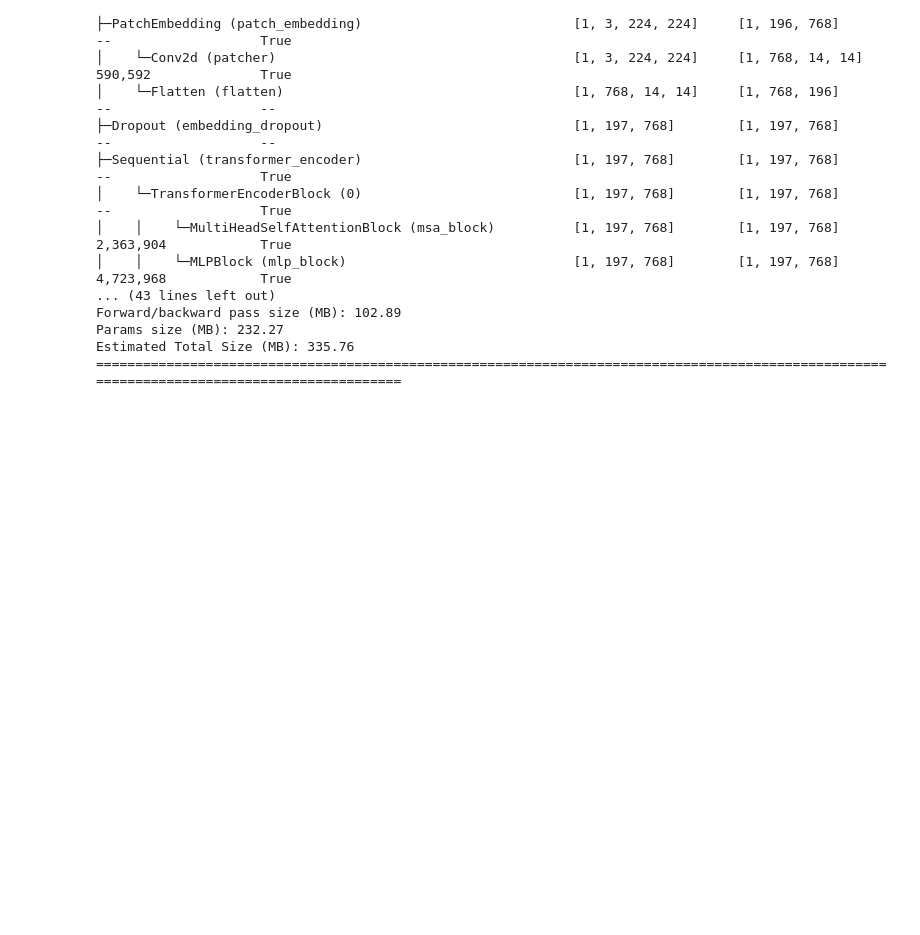
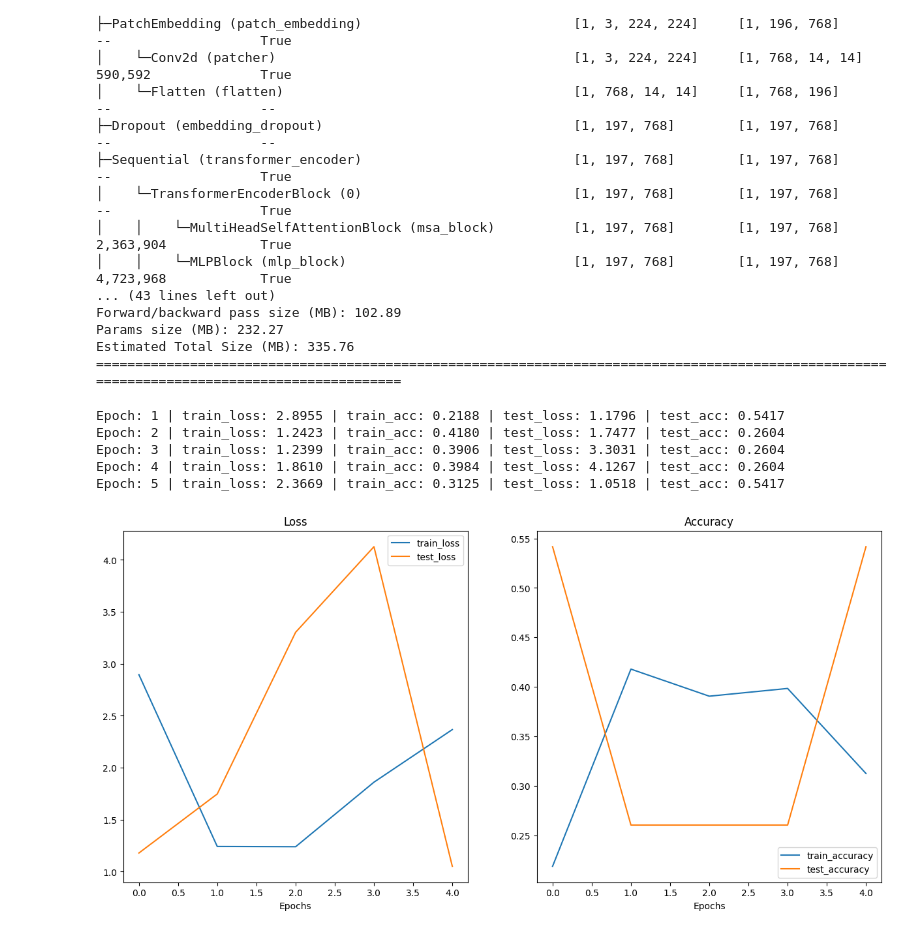
Before and after one commit to abdrhmner/deep-learning-by-pytorch, a Jupyter notebook: paper_replicating.ipynb, the cells around one changed output. Saved outputs shown, nothing was run; the diff lists cells and outputs as text; code cells hidden in the pictures; blank space fills up the shorter version.

```diff
--- a/paper_replicating.ipynb
+++ b/paper_replicating.ipynb
@@ -689,3 +689,27 @@ Forward/backward pass size (MB): 102.89
 Params size (MB): 232.27
 Estimated Total Size (MB): 335.76
 ============================================================================================================================================
+# %%
+# Setting up the training parameters
+optimizer=torch.optim.Adam(params=vit.parameters(),lr=1e-3,weight_decay=0.1)
+loss_fn=torch.nn.CrossEntropyLoss()
+# Training loop will be added here later
+from going_modular.going_modular import engine
+results= engine.train(model=vit,
+                        train_dataloader=train_dataloader,
+                        test_dataloader=test_dataloader,
+                        optimizer=optimizer,
+                        loss_fn=loss_fn,
+                        epochs=5,
+                        device=device)
+# %% [output]
+Epoch: 1 | train_loss: 2.8955 | train_acc: 0.2188 | test_loss: 1.1796 | test_acc: 0.5417
+Epoch: 2 | train_loss: 1.2423 | train_acc: 0.4180 | test_loss: 1.7477 | test_acc: 0.2604
+Epoch: 3 | train_loss: 1.2399 | train_acc: 0.3906 | test_loss: 3.3031 | test_acc: 0.2604
+Epoch: 4 | train_loss: 1.8610 | train_acc: 0.3984 | test_loss: 4.1267 | test_acc: 0.2604
+Epoch: 5 | train_loss: 2.3669 | train_acc: 0.3125 | test_loss: 1.0518 | test_acc: 0.5417
+# %%
+from helper_functions import plot_loss_curves
+plot_loss_curves(results)
+# %% [output]
+[figure, added]
```
Also changed, not shown: parts of 1 cell of this notebook.
